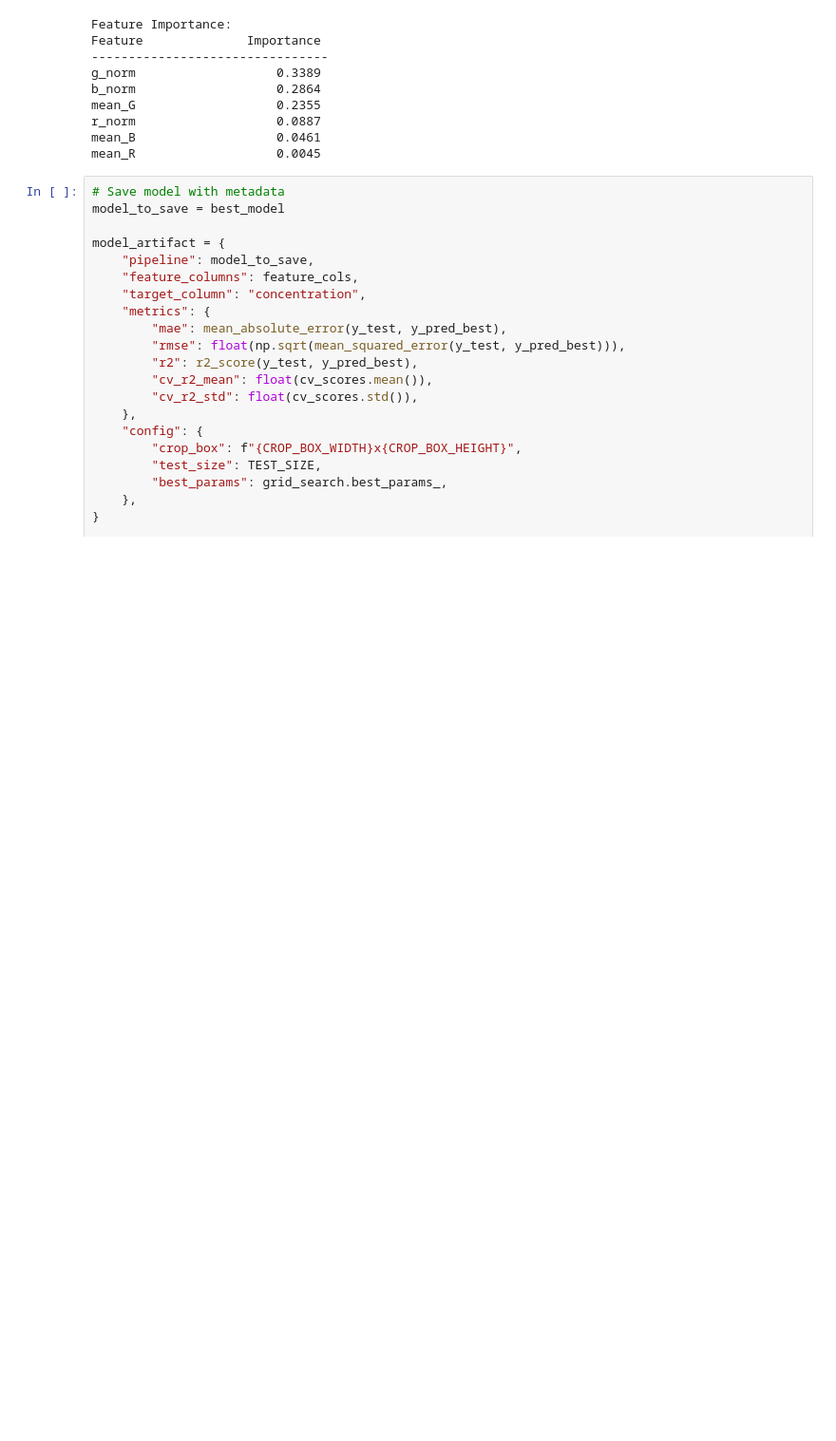
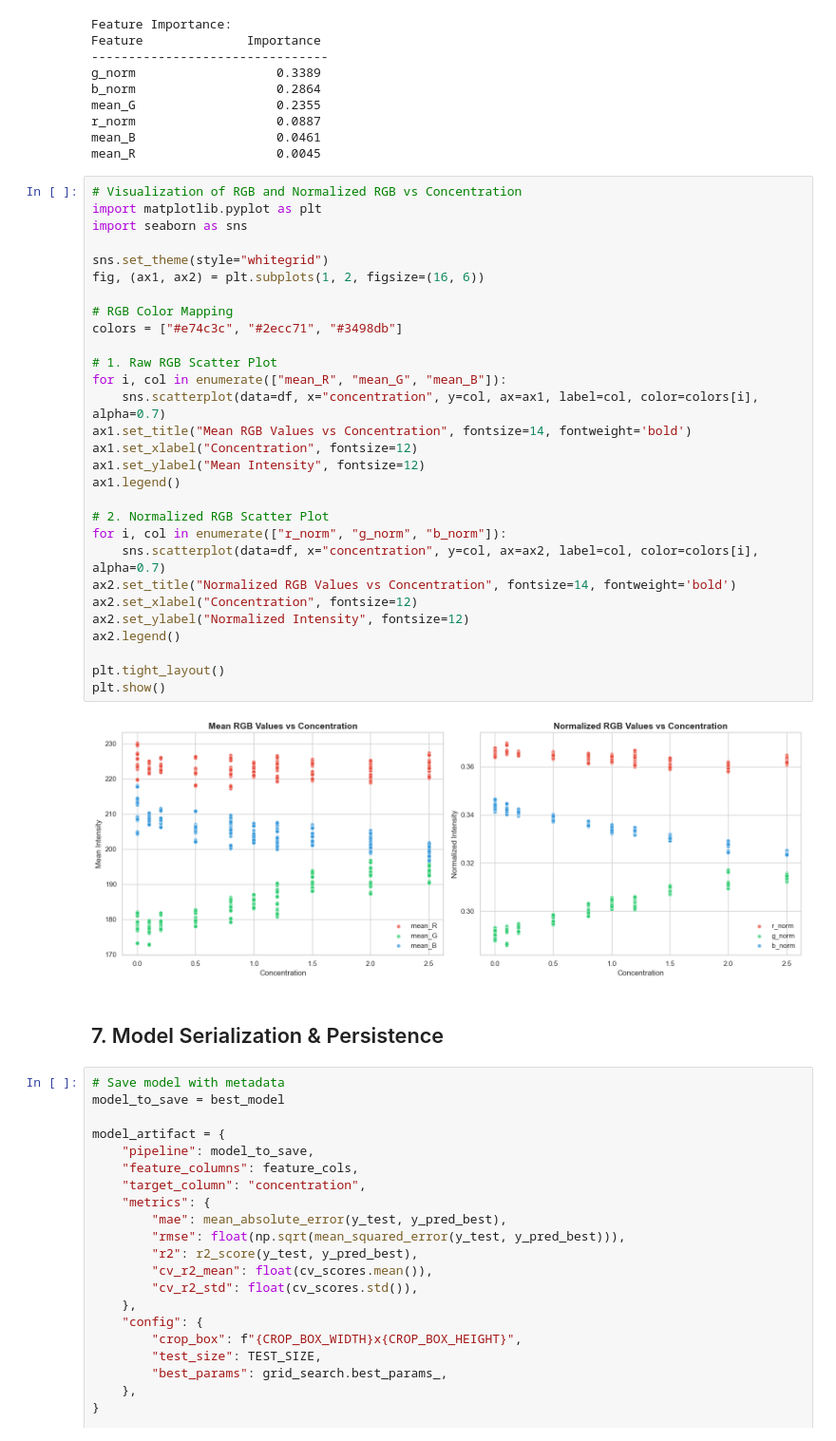
Before and after one commit to WilsonnnTan/tutor-ai-farmasi, a Jupyter notebook: ai_train/main.ipynb, the cells around one changed output. Shown at 95% size. Drawn from its saved outputs; the diff is of its cells as text; blank space fills up the shorter version.

```diff
--- a/ai_train/main.ipynb
+++ b/ai_train/main.ipynb
@@ -410,6 +439,39 @@ mean_G                   0.2355
 r_norm                   0.0887
 mean_B                   0.0461
 mean_R                   0.0045
+# %%
+# Visualization of RGB and Normalized RGB vs Concentration
+import matplotlib.pyplot as plt
+import seaborn as sns
+
+sns.set_theme(style="whitegrid")
+fig, (ax1, ax2) = plt.subplots(1, 2, figsize=(16, 6))
+
+# RGB Color Mapping
+colors = ["#e74c3c", "#2ecc71", "#3498db"]
+
+# 1. Raw RGB Scatter Plot
+for i, col in enumerate(["mean_R", "mean_G", "mean_B"]):
+    sns.scatterplot(data=df, x="concentration", y=col, ax=ax1, label=col, color=colors[i], alpha=0.7)
+ax1.set_title("Mean RGB Values vs Concentration", fontsize=14, fontweight='bold')
+ax1.set_xlabel("Concentration", fontsize=12)
+ax1.set_ylabel("Mean Intensity", fontsize=12)
+ax1.legend()
+
+# 2. Normalized RGB Scatter Plot
+for i, col in enumerate(["r_norm", "g_norm", "b_norm"]):
+    sns.scatterplot(data=df, x="concentration", y=col, ax=ax2, label=col, color=colors[i], alpha=0.7)
+ax2.set_title("Normalized RGB Values vs Concentration", fontsize=14, fontweight='bold')
+ax2.set_xlabel("Concentration", fontsize=12)
+ax2.set_ylabel("Normalized Intensity", fontsize=12)
+ax2.legend()
+
+plt.tight_layout()
+plt.show()
+# %% [output]
+[figure, added]
+# %% [markdown]
+## 7. Model Serialization & Persistence
 # %%
 # Save model with metadata
 model_to_save = best_model
```
Also changed, not shown: parts of 14 cells of this notebook, 2 other files.
